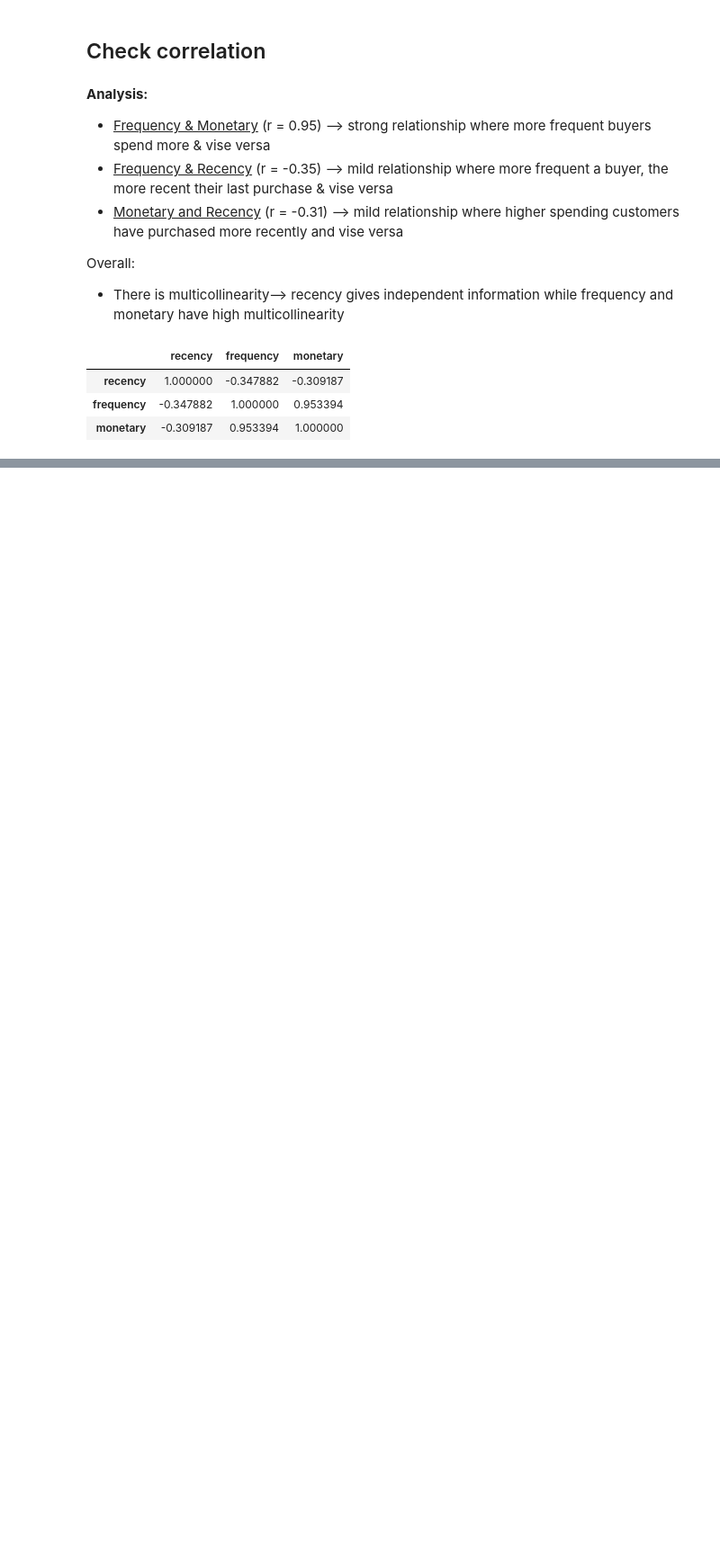
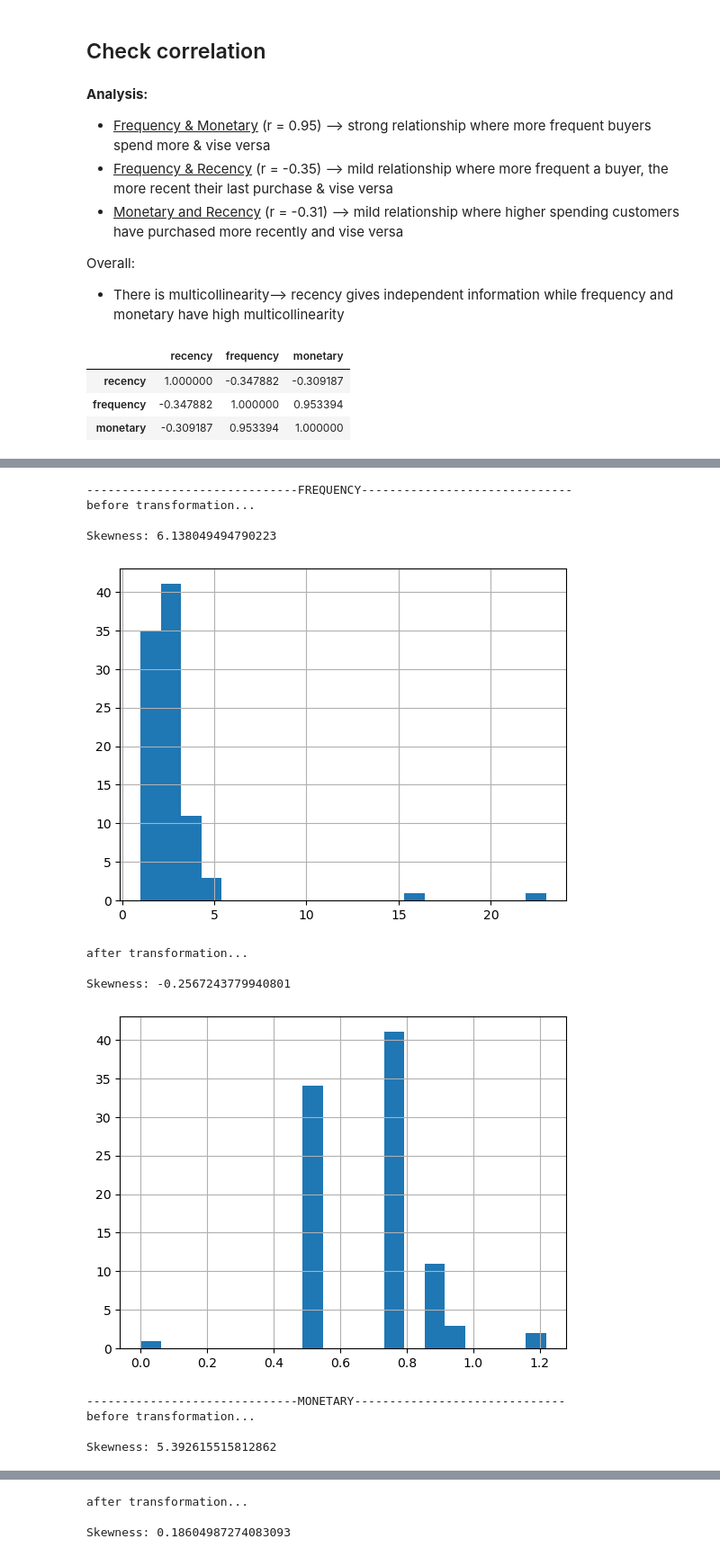
Before and after one commit to brianna-mitri/vehicle-sales-analysis, a Jupyter notebook: analysis/rfm.ipynb, the cells around one changed output, grey strips where cells are left out. Shown at 90% size. Saved outputs shown, nothing was run; the diff lists cells and outputs as text; code cells hidden in the pictures; blank space fills up the shorter version.

```diff
--- a/analysis/rfm.ipynb
+++ b/analysis/rfm.ipynb
@@ -280,0 +286,43 @@ rfm_df.corr()
+# %%
+# function: get quick distribution view
+def check_distribution(col, b_vs_a='before'):
+    # before or after display
+    if b_vs_a.upper() == 'BEFORE':
+        print('before transformation...')
+    else:
+        print('after transformation...')
+
+    # check skewness
+    print(f'\nSkewness: {col.skew()}')
+
+    # display histogram
+    col.hist(bins=20)
+    plt.show()
+# %%
+# set up new df
+transformed_rfm_df = rfm_df.copy()
+
+# transform columns accordingly
+transformed_rfm_df['monetary'] = np.log1p(transformed_rfm_df['monetary'])
+pt_frequency = PowerTransformer(method='box-cox', standardize=False)
+transformed_rfm_df['frequency'] = pt_frequency.fit_transform(transformed_rfm_df[['frequency']])
+
+# check og distributions vs new
+for col_name in ['frequency', 'monetary']:
+    print('-'*30 + col_name.upper() + '-'*30)
+    check_distribution(rfm_df[col_name], b_vs_a='before')
+    check_distribution(transformed_rfm_df[col_name], b_vs_a='after')
+# %% [output]
+------------------------------FREQUENCY------------------------------
+before transformation...
+
+Skewness: 6.138049494790223
+[figure, added]
+after transformation...
+
+Skewness: -0.2567243779940801
+[figure, added]
+------------------------------MONETARY------------------------------
+before transformation...
+
+Skewness: 5.392615515812862
@@ -280,0 +330,3 @@ rfm_df.corr()
+after transformation...
+
+Skewness: 0.18604987274083093
```
Also changed, not shown: parts of 9 cells of this notebook.
